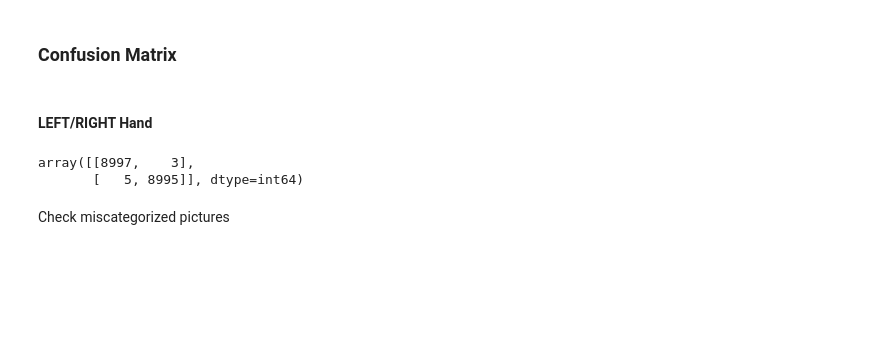
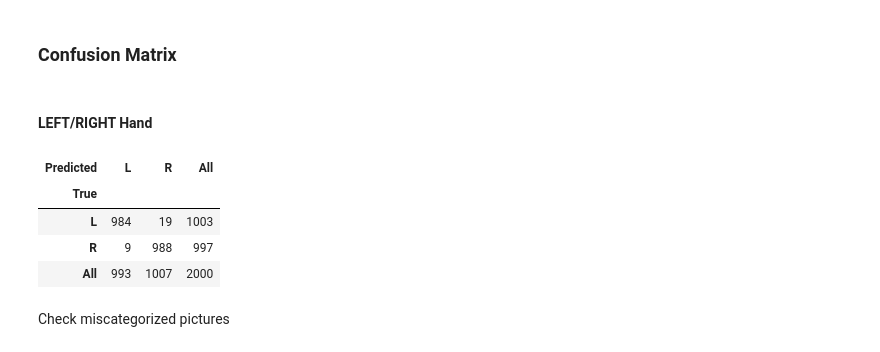
Before and after one commit to rezar12/DataScience_and_ANN, a Jupyter notebook: finger_reko/finger_recognition.ipynb, the cells around one changed output. Saved outputs shown, nothing was run; the diff lists cells and outputs as text; code cells hidden in the pictures; blank space fills up the shorter version.

```diff
--- a/finger_reko/finger_recognition.ipynb
+++ b/finger_reko/finger_recognition.ipynb
@@ -279,16 +314,19 @@ score.min()
 # %% [markdown]
 #### LEFT/RIGHT Hand
 # %%
-from sklearn.metrics import confusion_matrix
 from sklearn.model_selection import cross_val_predict
 
 ytrain_pred = cross_val_predict(clf, X_reduced, ytrain, cv=3)
-confmatr = confusion_matrix(ytrain, ytrain_pred)
+
+confmatr = pd.crosstab(encoderhand.inverse_transform(ytrain), encoderhand.inverse_transform(ytrain_pred), rownames=['True'], colnames=['Predicted'], margins=True)
 
 confmatr
 # %% [output]
-array([[8997,    3],
-       [   5, 8995]], dtype=int64)
+| Predicted | L | R | All |
+| True |  |  |  |
+| L | 984 | 19 | 1003 |
+| R | 9 | 988 | 997 |
+| All | 993 | 1007 | 2000 |
 # %% [markdown]
 Check miscategorized pictures
 # %%
```
Also changed, not shown: parts of 22 cells of this notebook, 1 other file.
